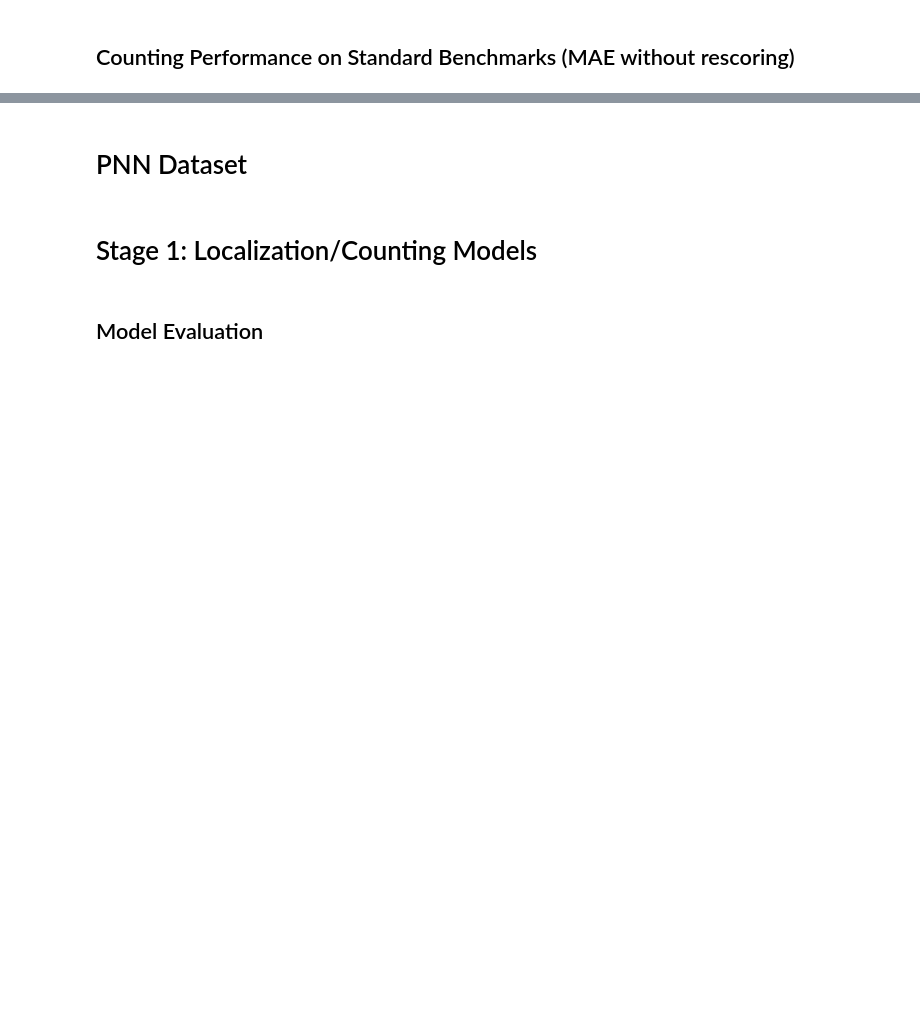
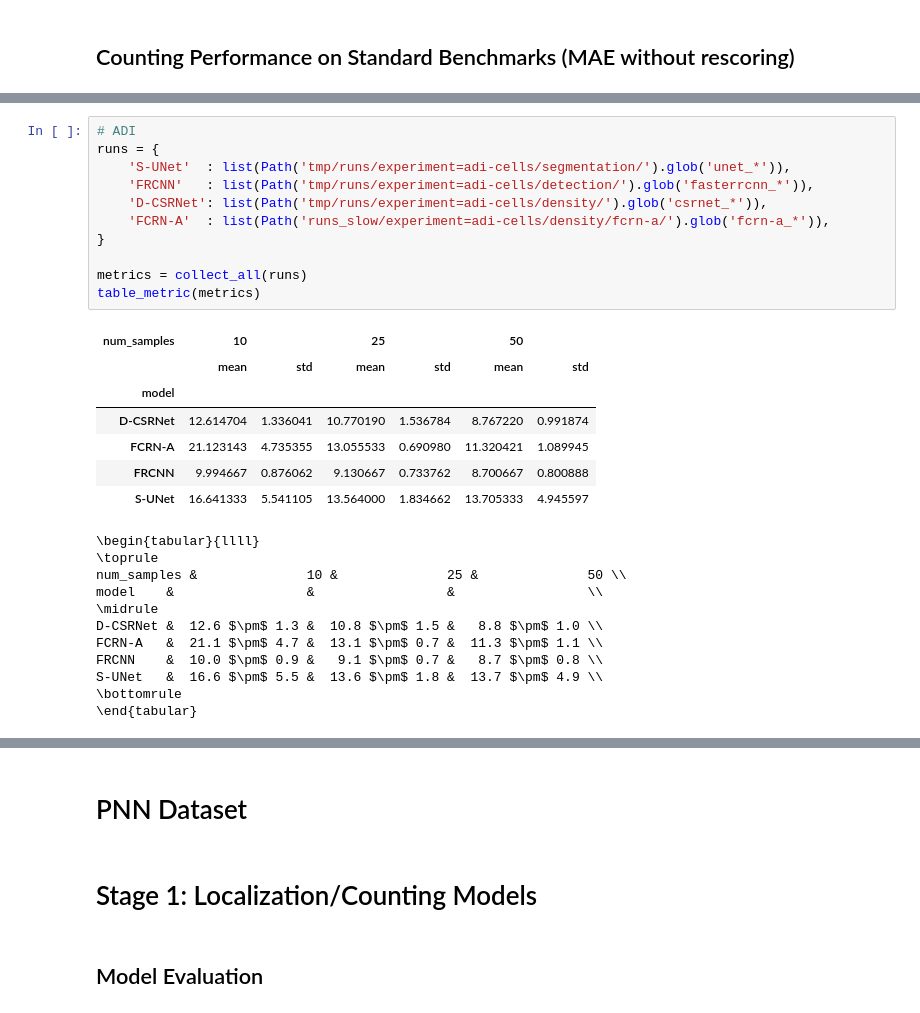
Before and after one commit to ciampluca/counting_perineuronal_nets, a Jupyter notebook: analysis.ipynb, the cells around one changed output, grey strips where cells are left out. Saved outputs shown, nothing was run; the diff lists cells and outputs as text; blank space fills up the shorter version.

```diff
--- a/analysis.ipynb
+++ b/analysis.ipynb
@@ -95,0 +135,30 @@ table_mae(metrics)
+# %%
+# ADI
+runs = {
+    'S-UNet'  : list(Path('tmp/runs/experiment=adi-cells/segmentation/').glob('unet_*')),
+    'FRCNN'   : list(Path('tmp/runs/experiment=adi-cells/detection/').glob('fasterrcnn_*')),
+    'D-CSRNet': list(Path('tmp/runs/experiment=adi-cells/density/').glob('csrnet_*')),
+    'FCRN-A'  : list(Path('runs_slow/experiment=adi-cells/density/fcrn-a/').glob('fcrn-a_*')),
+}
+
+metrics = collect_all(runs)
+table_metric(metrics)
+# %% [output]
+| num_samples | 10 |  | 25 |  | 50 |  |
+|  | mean | std | mean | std | mean | std |
+| model |  |  |  |  |  |  |
+| D-CSRNet | 12.614704 | 1.336041 | 10.770190 | 1.536784 | 8.767220 | 0.991874 |
+| FCRN-A | 21.123143 | 4.735355 | 13.055533 | 0.690980 | 11.320421 | 1.089945 |
+| FRCNN | 9.994667 | 0.876062 | 9.130667 | 0.733762 | 8.700667 | 0.800888 |
+| S-UNet | 16.641333 | 5.541105 | 13.564000 | 1.834662 | 13.705333 | 4.945597 |
+\begin{tabular}{llll}
+\toprule
+num_samples &              10 &              25 &              50 \\
+model    &                 &                 &                 \\
+\midrule
+D-CSRNet &  12.6 $\pm$ 1.3 &  10.8 $\pm$ 1.5 &   8.8 $\pm$ 1.0 \\
+FCRN-A   &  21.1 $\pm$ 4.7 &  13.1 $\pm$ 0.7 &  11.3 $\pm$ 1.1 \\
+FRCNN    &  10.0 $\pm$ 0.9 &   9.1 $\pm$ 0.7 &   8.7 $\pm$ 0.8 \\
+S-UNet   &  16.6 $\pm$ 5.5 &  13.6 $\pm$ 1.8 &  13.7 $\pm$ 4.9 \\
+\bottomrule
+\end{tabular}
```
Also changed, not shown: parts of 6 cells of this notebook.
